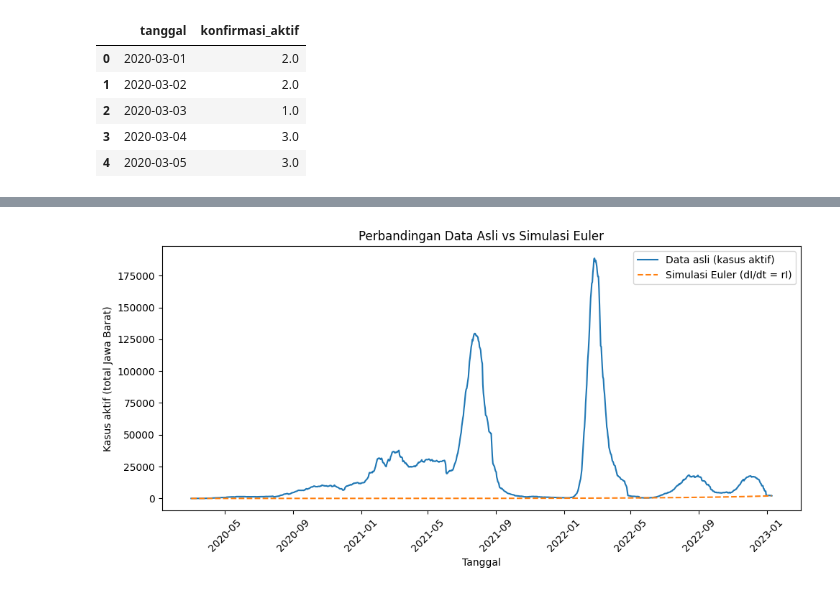
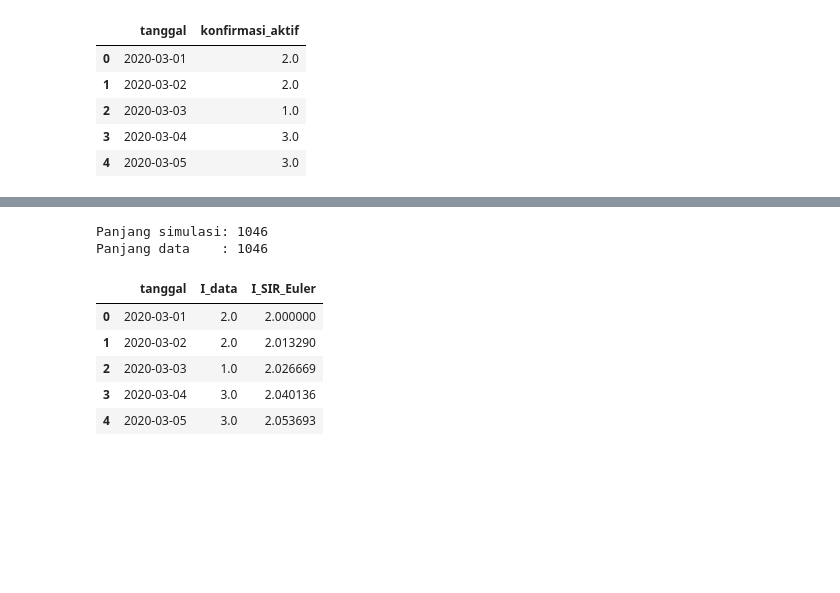
Before and after one commit to rimaaidah/Eular-Method, a Jupyter notebook: TA09.ipynb, the cells around one changed output, grey strips where cells are left out. Cells and saved outputs as stored; diff of their text form; code cells hidden in the pictures; blank space fills up the shorter version.

```diff
--- a/TA09.ipynb
+++ b/TA09.ipynb
@@ -159,15 +179,43 @@ df_result.head()
 # %%
-# 8. Plot data vs hasil simulasi Euler
+# 8. Menjalankan simulasi SIR dengan Metode Euler
 
-plt.figure(figsize=(10, 5))
-plt.plot(df_result["tanggal"], df_result["I_data"], label="Data asli (kasus aktif)")
-plt.plot(df_result["tanggal"], df_result["I_euler"], "--", label="Simulasi Euler (dI/dt = rI)")
-plt.xlabel("Tanggal")
-plt.ylabel("Kasus aktif (total Jawa Barat)")
-plt.title("Perbandingan Data Asli vs Simulasi Euler")
-plt.legend()
-plt.xticks(rotation=45)
-plt.tight_layout()
-plt.show()
+h = 1.0  # 1 hari per langkah
+n_days = len(df_used)
+n_steps = n_days - 1  # karena titik awal sudah terhitung
+
+t0 = 0.0
+y0 = np.array([s0, i0])
+
+params = {"beta": beta_est, "gamma": gamma_est}
+
+t_sim, y_sim = euler_solve(f_sir, t0, y0, h, n_steps, params)
+
+S_sim = y_sim[:, 0]              # proporsi S(t)
+I_sim_prop = y_sim[:, 1]         # proporsi I(t)
+I_sim_count = I_sim_prop * N     # ubah ke jumlah orang
+
+print("Panjang simulasi:", len(I_sim_count))
+print("Panjang data    :", len(I_data))
 # %% [output]
-[figure, removed]
+Panjang simulasi: 1046
+Panjang data    : 1046
+# %%
+# 9. Gabungkan data asli dan hasil simulasi ke satu DataFrame
+
+I_data_used = I_data[: len(I_sim_count)]
+tanggal_used = tanggal[: len(I_sim_count)]
+
+df_result = pd.DataFrame({
+    "tanggal": tanggal_used,
+    "I_data": I_data_used,
+    "I_SIR_Euler": I_sim_count
+})
+
+df_result.head()
+# %% [output]
+|  | tanggal | I_data | I_SIR_Euler |
+| 0 | 2020-03-01 | 2.0 | 2.000000 |
+| 1 | 2020-03-02 | 2.0 | 2.013290 |
+| 2 | 2020-03-03 | 1.0 | 2.026669 |
+| 3 | 2020-03-04 | 3.0 | 2.040136 |
+| 4 | 2020-03-05 | 3.0 | 2.053693 |
```
Also changed, not shown: parts of 9 cells of this notebook, 1 other file.
